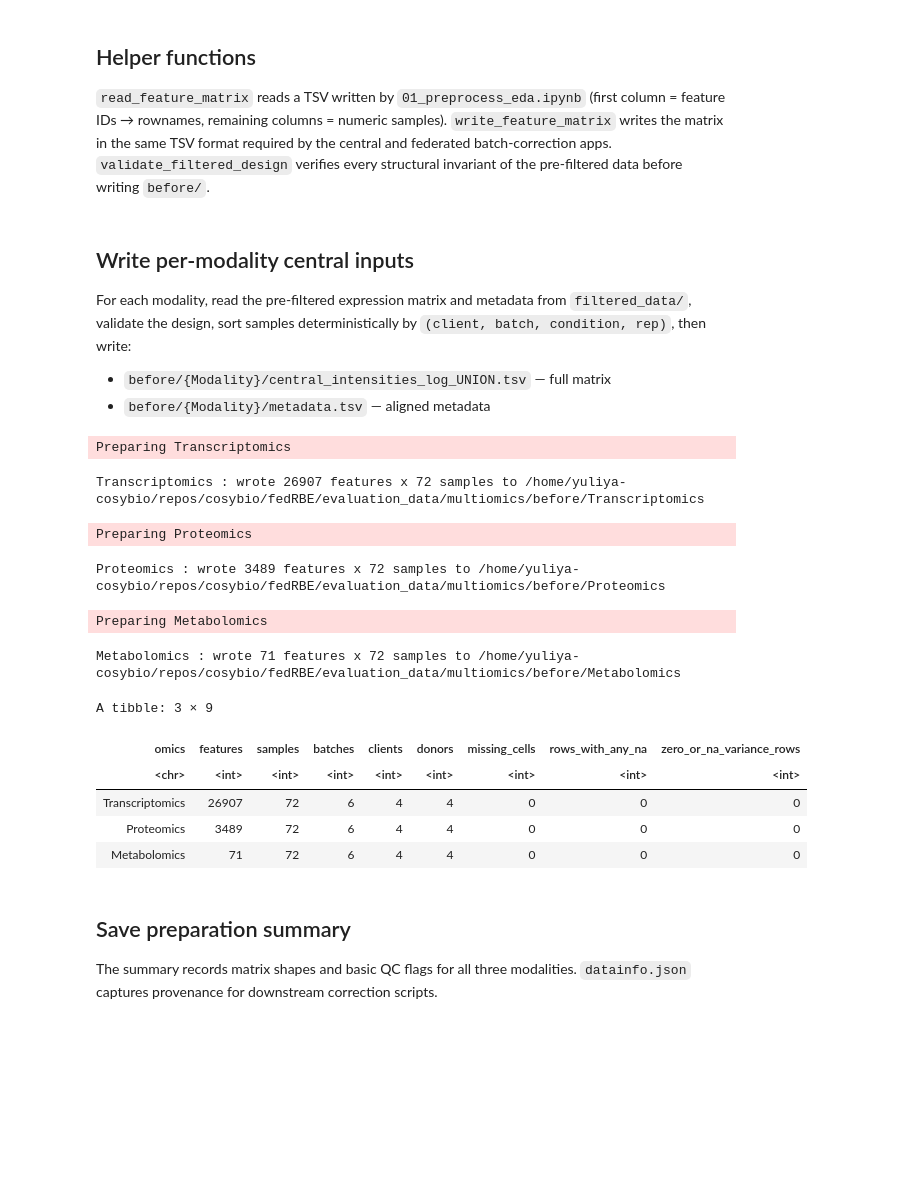
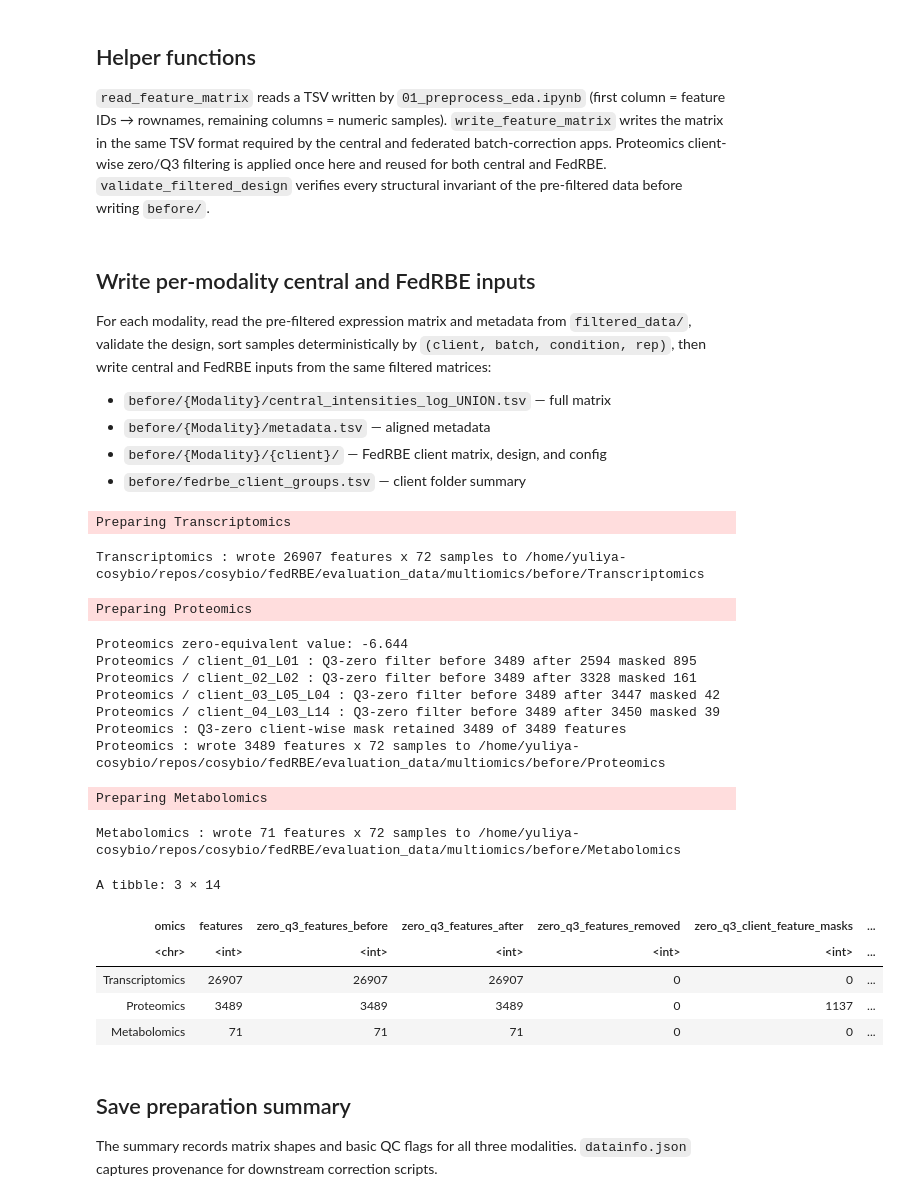
Before and after one commit to Freddsle/fedRBE, a Jupyter notebook: evaluation_data/multiomics/02_prepare_RBE_inputs.ipynb, the cells around one changed output. Saved outputs shown, nothing was run; the diff lists cells and outputs as text; code cells hidden in the pictures; blank space fills up the shorter version.

```diff
--- a/evaluation_data/multiomics/02_prepare_RBE_inputs.ipynb
+++ b/evaluation_data/multiomics/02_prepare_RBE_inputs.ipynb
@@ -21,6 +21,7 @@ dir.create(BEFORE_DIR, showWarnings = FALSE, recursive = TRUE)
 # Donor levels match the Quartet figshare design; D6 is the reference (intercept).
 DONOR_LEVELS    <- c("D6", "D5", "F7", "M8")
 DONOR_REFERENCE <- DONOR_LEVELS[1]
+COVARIATES      <- DONOR_LEVELS[-1]
 
 # Canonical four-client names (must match what 01_preprocess_eda.ipynb assigns).
 CLIENT_NAMES           <- c("client_01_L01", "client_02_L02",
@@ -28,13 +29,15 @@ CLIENT_NAMES           <- c("client_01_L01", "client_02_L02",
 MODALITIES             <- c("Transcriptomics", "Proteomics", "Metabolomics")
 N_LIBS_PER_MODALITY    <- 72L
 N_BATCHES_PER_MODALITY <- 6L
+PROTEOMICS_ZERO_Q3_PROB <- 0.75
 # %% [markdown]
 ## Helper functions
 
 `read_feature_matrix` reads a TSV written by `01_preprocess_eda.ipynb` (first
 column = feature IDs → rownames, remaining columns = numeric samples).
 `write_feature_matrix` writes the matrix in the same TSV format required by
-the central and federated batch-correction apps.
+the central and federated batch-correction apps. Proteomics client-wise
+zero/Q3 filtering is applied once here and reused for both central and FedRBE.
 `validate_filtered_design` verifies every structural invariant of the
 pre-filtered data before writing `before/`.
 # %%
@@ -78,19 +215,24 @@ validate_filtered_design <- function(metadata, label) {
   invisible(TRUE)
 }
 # %% [markdown]
-## Write per-modality central inputs
+## Write per-modality central and FedRBE inputs
 
 For each modality, read the pre-filtered expression matrix and metadata from
 `filtered_data/`, validate the design, sort samples deterministically by
-`(client, batch, condition, rep)`, then write:
+`(client, batch, condition, rep)`, then write central and FedRBE inputs from
+the same filtered matrices:
 - `before/{Modality}/central_intensities_log_UNION.tsv` — full matrix
 - `before/{Modality}/metadata.tsv` — aligned metadata
+- `before/{Modality}/{client}/` — FedRBE client matrix, design, and config
+- `before/fedrbe_client_groups.tsv` — client folder summary
 # %%
 # Load the combined metadata written by 01_preprocess_eda.ipynb (all modalities).
 metadata_all <- readr::read_tsv(
   file.path(FILTERED_DIR, "metadata_filtered.tsv"),
   show_col_types = FALSE
 )
+
+fedrbe_client_summaries <- list()
 
 prep_summaries <- purrr::map_dfr(MODALITIES, function(omics) {
   message("Preparing ", omics)
@@ -109,46 +251,73 @@ prep_summaries <- purrr::map_dfr(MODALITIES, function(omics) {
     arrange(client, batch, condition, rep)
   expr <- expr[, metadata$file, drop = FALSE]
 
+  zero_q3_features_before <- nrow(expr)
+  zero_q3_features_after  <- nrow(expr)
+  zero_q3_features_masked_by_client <- 0L
+  zero_equivalent_value   <- NA_real_
+  if (omics == "Proteomics") {
+    zero_q3_filter <- filter_proteomics_zero_q3_by_client(expr, metadata)
+    expr <- zero_q3_filter$expr
+    zero_q3_features_before <- zero_q3_filter$features_before
+    zero_q3_features_after  <- zero_q3_filter$features_after
+    zero_q3_features_masked_by_client <- zero_q3_filter$features_masked_by_client
+    zero_equivalent_value   <- zero_q3_filter$zero_equivalent
+  }
+
   # Variance check: zero-variance rows will be silently handled by limma but
   # flag them here so analysts are aware before running correction.
   variances <- apply(expr, 1, var, na.rm = TRUE)
   stats <- tibble(
     omics                    = omics,
     features                 = nrow(expr),
+    zero_q3_features_before  = zero_q3_features_before,
+    zero_q3_features_after   = zero_q3_features_after,
+    zero_q3_features_removed = zero_q3_features_before - zero_q3_features_after,
+    zero_q3_client_feature_masks = zero_q3_features_masked_by_client,
+    zero_equivalent_value    = zero_equivalent_value,
     samples                  = ncol(expr),
     batches                  = n_distinct(metadata$batch),
     clients                  = n_distinct(metadata$client),
     donors                   = n_distinct(metadata$condition),
     missing_cells            = sum(is.na(expr)),
     rows_with_any_na         = sum(rowSums(is.na(expr)) > 0),
     zero_or_na_variance_rows = sum(!is.finite(variances) | variances == 0)
   )
 
   modality_dir <- file.path(BEFORE_DIR, omics)
   dir.create(modality_dir, showWarnings = FALSE, recursive = TRUE)
   write_feature_matrix(expr, file.path(modality_dir, "central_intensities_log_UNION.tsv"))
   write.table(metadata, file = file.path(modality_dir, "metadata.tsv"),
               sep = "\t", quote = TRUE, row.names = FALSE, col.names = TRUE)
+  fedrbe_client_summaries[[omics]] <<- write_fedrbe_client_inputs(expr, metadata, omics, modality_dir)
 
   cat(omics, ": wrote", nrow(expr), "features x", ncol(expr),
       "samples to", normalizePath(modality_dir), "\n")
   stats
 })
 
+fedrbe_client_summary <- bind_rows(fedrbe_client_summaries)
+
 prep_summaries
 # %% [output]
 Preparing Transcriptomics
 Transcriptomics : wrote 26907 features x 72 samples to /home/yuliya-cosybio/repos/cosybio/fedRBE/evaluation_data/multiomics/before/Transcriptomics
 Preparing Proteomics
+Proteomics zero-equivalent value: -6.644
+Proteomics / client_01_L01 : Q3-zero filter before 3489 after 2594 masked 895
+Proteomics / client_02_L02 : Q3-zero filter before 3489 after 3328 masked 161
+Proteomics / client_03_L05_L04 : Q3-zero filter before 3489 after 3447 masked 42
+Proteomics / client_04_L03_L14 : Q3-zero filter before 3489 after 3450 masked 39
+Proteomics : Q3-zero client-wise mask retained 3489 of 3489 features
 Proteomics : wrote 3489 features x 72 samples to /home/yuliya-cosybio/repos/cosybio/fedRBE/evaluation_data/multiomics/before/Proteomics
 Preparing Metabolomics
 Metabolomics : wrote 71 features x 72 samples to /home/yuliya-cosybio/repos/cosybio/fedRBE/evaluation_data/multiomics/before/Metabolomics
-A tibble: 3 × 9
+A tibble: 3 × 14
-| omics | features | samples | batches | clients | donors | missing_cells | rows_with_any_na | zero_or_na_variance_rows |
-| <chr> | <int> | <int> | <int> | <int> | <int> | <int> | <int> | <int> |
-| Transcriptomics | 26907 | 72 | 6 | 4 | 4 | 0 | 0 | 0 |
-| Proteomics | 3489 | 72 | 6 | 4 | 4 | 0 | 0 | 0 |
-| Metabolomics | 71 | 72 | 6 | 4 | 4 | 0 | 0 | 0 |
+| omics | features | zero_q3_features_before | zero_q3_features_after | zero_q3_features_removed | zero_q3_client_feature_masks | ... |
+| <chr> | <int> | <int> | <int> | <int> | <int> | ... |
+| Transcriptomics | 26907 | 26907 | 26907 | 0 | 0 | ... |
+| Proteomics | 3489 | 3489 | 3489 | 0 | 1137 | ... |
+| Metabolomics | 71 | 71 | 71 | 0 | 0 | ... |
 # %% [markdown]
 ## Save preparation summary
 
```
Also changed, not shown: parts of 3 cells of this notebook, 6 other files.
